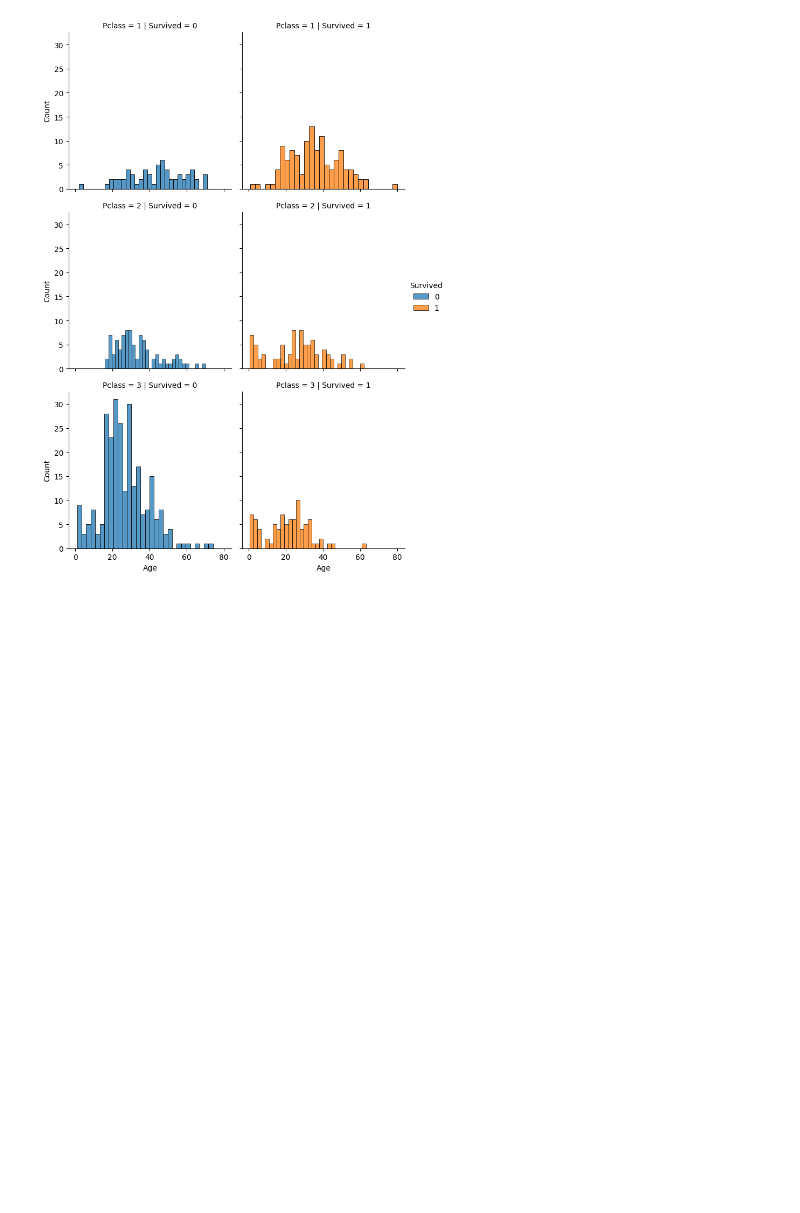
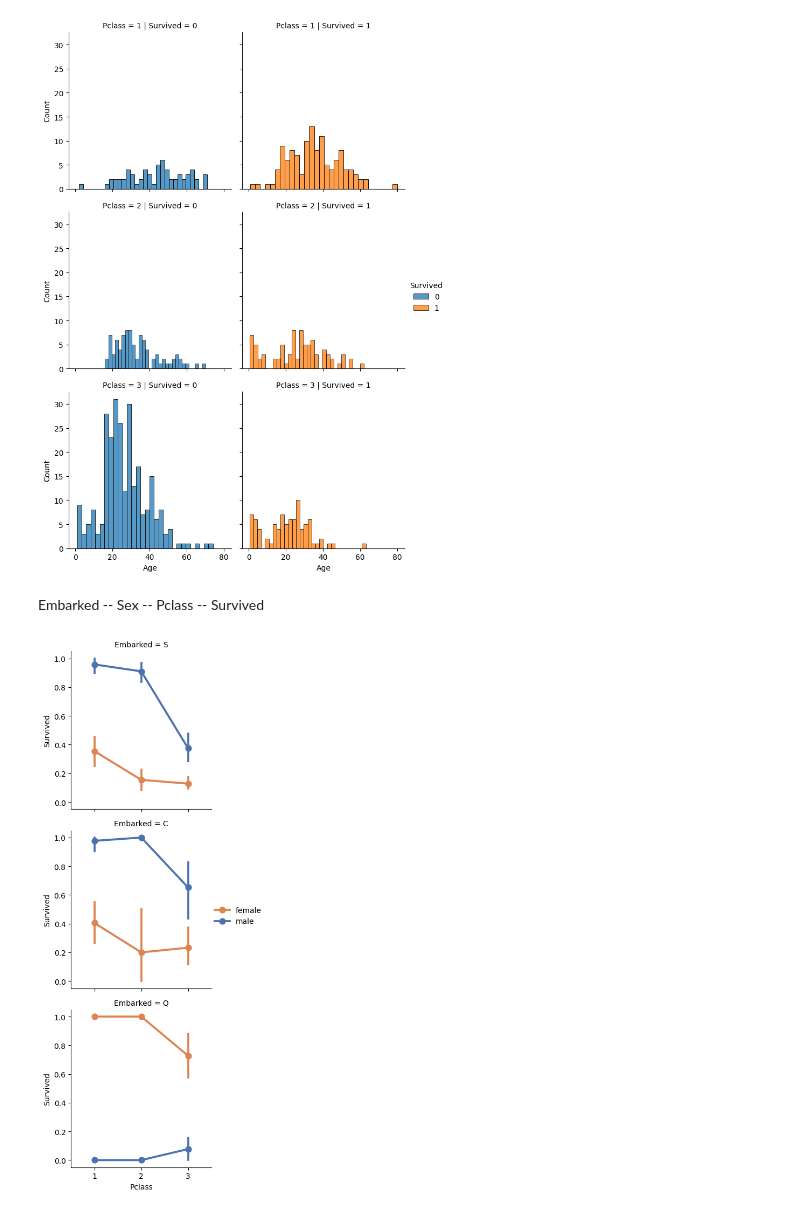
Before and after one commit to MertHasanAslan/titanic_ml, a Jupyter notebook: src/titanic_ml.ipynb, the cells around one changed output. Saved outputs shown, nothing was run; the diff lists cells and outputs as text; code cells hidden in the pictures; blank space fills up the shorter version.

Commit message:
Embarked -- Sex -- Pclass -- Survived relations

```diff
--- a/src/titanic_ml.ipynb
+++ b/src/titanic_ml.ipynb
@@ -467,3 +467,12 @@ fig.add_legend()
 plt.show()
 # %% [output]
 [figure]
+# %% [markdown]
+Embarked -- Sex -- Pclass -- Survived
+# %%
+fig = sns.FacetGrid(data=train_df, row="Embarked", height=3.5)
+fig.map_dataframe(sns.pointplot, x="Pclass", y="Survived", hue="Sex", palette="deep")
+fig.add_legend()
+plt.show()
+# %% [output]
+[figure, added]
```
